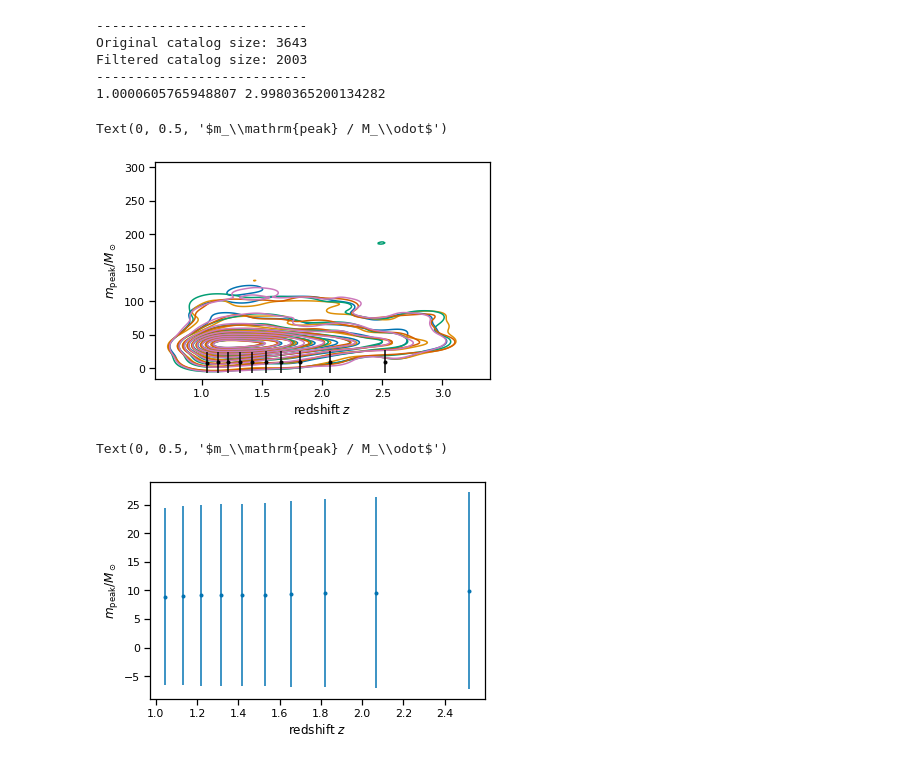
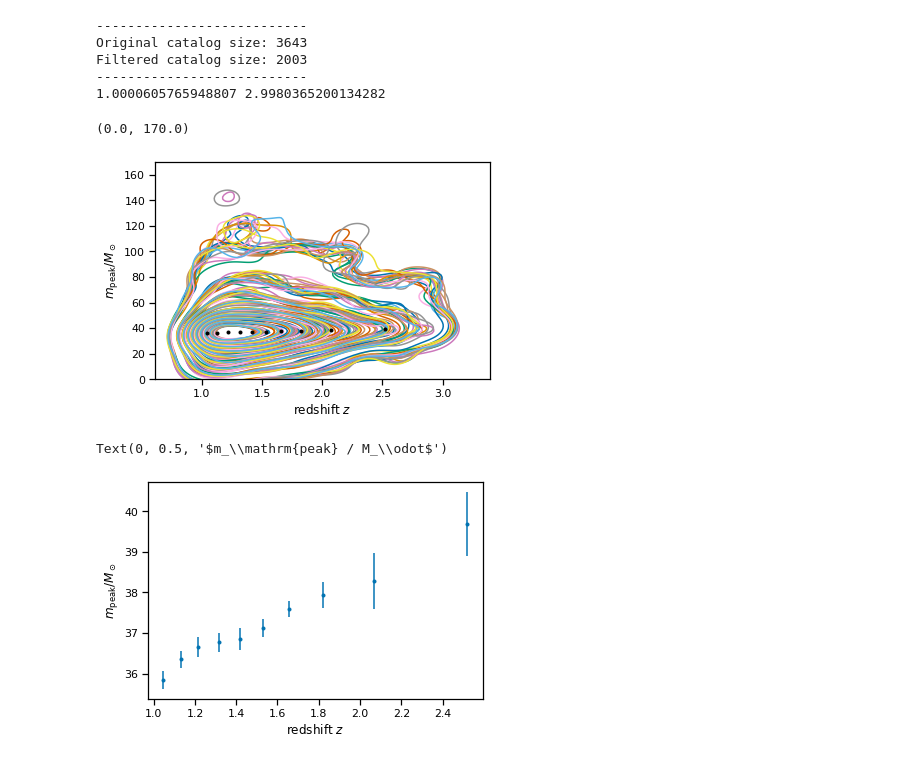
Before and after one commit to farr/FastMFCosmology, a Jupyter notebook: Work-with-true.ipynb, the cells around one changed output. Saved outputs shown, nothing was run; the diff lists cells and outputs as text; code cells hidden in the pictures.

```diff
--- a/Work-with-true.ipynb
+++ b/Work-with-true.ipynb
@@ -132,7 +132,8 @@ def find_argmax_gridsearch(xs, fxs):
     sx12 = x1+x2
     sx20 = x2+x0
 
-    xmax = (f2*dx01*sx01 + f0*dx12*sx12 + f1*dx20*sx20)/(2*(f2*dx01 + f0*dx12 + f1*dx20))
+    xmax = (f2*dx01*sx01 + f0*dx12*sx12 + f1*dx20*sx20)/\
+            (2*(f2*dx01 + f0*dx12 + f1*dx20))
 
     return xmax
 # %% [markdown]
@@ -167,11 +168,11 @@ with hf:
     for j, d in enumerate(z_slices):
 
         pdf = [kde.pdf([d, i]) for i in mass_indices]
-        ### Dviding by max(pdf) below here to normalize curves
+        ### Dividing by max(pdf) below here to normalize curves
         plt.plot(mass_indices, pdf/max(pdf),c=cmap[j], label=d)
         plt.axvline(mass_indices[np.argmax(pdf)], c=cmap[j])
 
     plt.legend(title=r"$z$")
     plt.xlabel(r"Mass [$\mathrm{M_\odot}$]")
-    plt.ylabel(r"Normalized Probability Density [$\mathrm{M_\odot^{-1}}$]")
+    plt.ylabel(r"Normalized Probability $\mathrm{P/P_{max}}$ $[\mathrm{M_\odot^{-1}}$]")
 # %% [output]
@@ -216,32 +217,34 @@ ZG, MG = np.meshgrid(z_cent, m_grid, indexing='ij')
 
 mpeak_samples = np.zeros((n_mc, n_zs))
 # %%
-for run in tqdm(range(n_runs)):
+for run in tqdm(range(n_mc)):
 
     events = np.random.randint(n_events, size=n_events)
 
     m = filtered_ms[events]
     z = filtered_zs[events]
 
     arr = np.array([z, m])
     kde = gaussian_kde(arr)
 
     pdf = kde(np.array([ZG.ravel(), MG.ravel()])).reshape(ZG.shape)
     for i in range(n_zs):
         mpeak_samples[run,i] = find_argmax_gridsearch(m_grid, pdf[i,:])
 
     kplot = sns.kdeplot(x=z, y=m)
 
-plt.errorbar(z_cent, np.mean(mpeak_samples, axis=0), yerr=np.std(mpeak_samples, axis=0), fmt='.', c='k')
+plt.errorbar(z_cent, np.mean(mpeak_samples, axis=0),
+             yerr=np.std(mpeak_samples, axis=0), fmt='.', c='k')
 plt.xlabel(r'redshift $z$')
 plt.ylabel(r'$m_\mathrm{peak} / M_\odot$')
+plt.ylim(0, 170)
 # %% [output]
-Text(0, 0.5, '$m_\\mathrm{peak} / M_\\odot$')
+(0.0, 170.0)
-[figure, old version]
+[figure, new version]
 # %%
 plt.errorbar(z_cent, np.mean(mpeak_samples, axis=0), yerr=np.std(mpeak_samples, axis=0), fmt='.')
 plt.xlabel(r'redshift $z$')
 plt.ylabel(r'$m_\mathrm{peak} / M_\odot$')
 # %% [output]
 Text(0, 0.5, '$m_\\mathrm{peak} / M_\\odot$')
-[figure, old version]
+[figure, new version]
```
Also changed, not shown: parts of 7 cells of this notebook.
